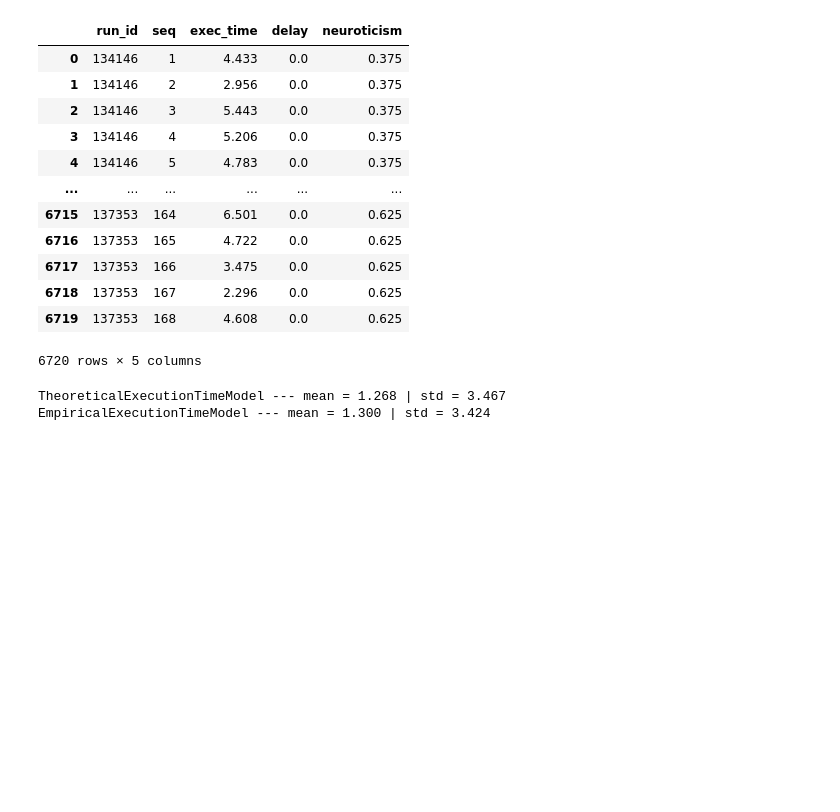
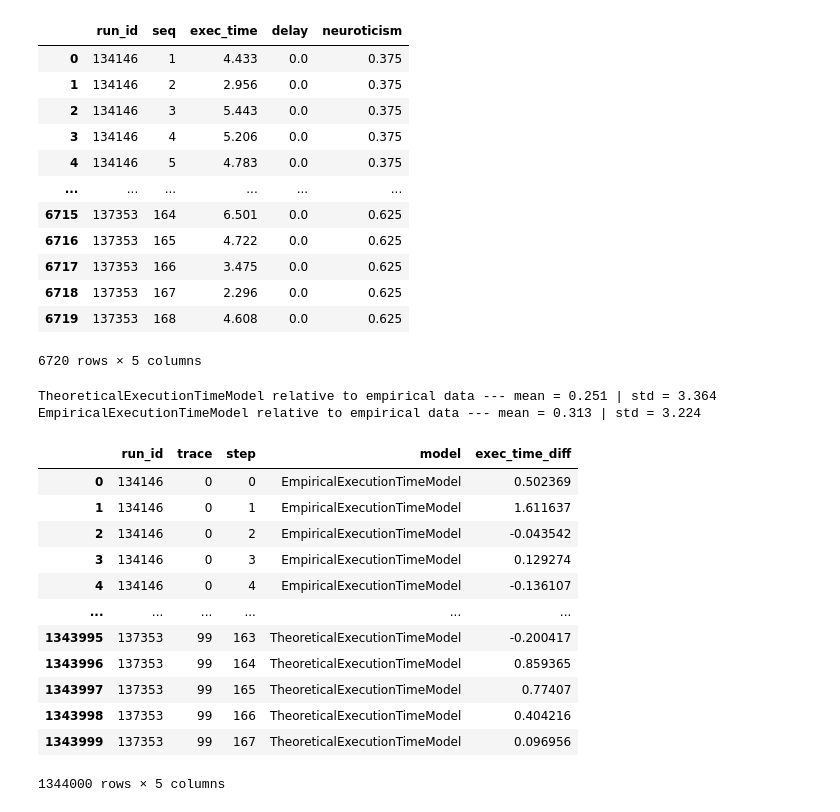
Before and after one commit to vnmo/EdgeDroid2, a Jupyter notebook: analysis/models.ipynb, the cells around one changed output. Cells and saved outputs as stored; diff of their text form; code cells hidden in the pictures; blank space fills up the shorter version.

```diff
--- a/analysis/models.ipynb
+++ b/analysis/models.ipynb
@@ -49,17 +53,20 @@ num_traces = 100
 run_ids = raw_data.run_id.unique()
 run_len = len(raw_data[raw_data.run_id == np.random.choice(run_ids)].index)
 
-diff_vals = np.empty((len(run_ids), num_traces, run_len))
 results = {}
 
 with mp.Pool() as pool:
     for model_cls in (TheoreticalExecutionTimeModel, EmpiricalExecutionTimeModel):
+        # diff_vals = np.empty((len(run_ids), num_traces, run_len))
+
+        diff_vals = pd.DataFrame(
+            index=pd.MultiIndex.from_product((run_ids, range(num_traces), range(run_len))),
+            columns=['diff']
+        )
+
         model_name = model_cls.__name__
 
-        for i, participant in tqdm(enumerate(run_ids),
-                                   total=len(run_ids),
-                                   desc=model_name,
-                                   leave=True):
+        for participant in tqdm(run_ids, desc=model_name, leave=True):
             # calculate average model deviation wrt to real data
             # by generating num_traces for each experimental run,
             # and then averaging the difference per step
@@ -70,22 +77,54 @@ with mp.Pool() as pool:
 
             model = model_cls(data=data, neuroticism=neuro)
 
-            traces = np.array(pool.starmap(
-                util.gen_model_trace,
-                iterable=zip(itertools.repeat(raw_delays, num_traces),
-                             itertools.repeat(model))
-            ))[:, :-1]  # generated trace has one extra step at the end
+            for j, trace in enumerate(pool.starmap(
+                    util.gen_model_trace,
+                    zip(itertools.repeat(raw_delays, num_traces),
+                        itertools.repeat(model))
+            )):
+                trace = (trace[:-1] - raw_exec_times) / raw_exec_times
+                diff_vals.loc[pd.IndexSlice[participant, j, :]] = np.atleast_2d(trace).T
+
+            # traces = np.array(pool.starmap(
+            #     util.gen_model_trace,
+            #     iterable=zip(itertools.repeat(raw_delays, num_traces),
+            #                  itertools.repeat(model))
+            # ))[:, :-1]  # generated trace has one extra step at the end
 
             # generate diff wrt real data
-            trace_diff = traces / raw_exec_times  # TODO: scale results?
+            # trace_diff = (traces - raw_exec_times) / raw_exec_times
+            # for j, trace in enumerate(trace_diff):
+            #     diff_vals.loc[pd.IndexSlice[participant, j, :]] = np.atleast_2d(trace).T
 
-            for j, trace in enumerate(trace_diff):
-                diff_vals[i, j, :] = trace
-
-        results[model_name] = (np.mean(diff_vals), np.std(diff_vals))
-
-for model, (mean, std) in results.items():
-    print(f'{model} relative to empirical data --- mean = {mean:0.03f} | std = {std:0.03f}')
+        results[model_name] = diff_vals
-# %% [output]
-TheoreticalExecutionTimeModel --- mean = 1.268 | std = 3.467
-EmpiricalExecutionTimeModel --- mean = 1.300 | std = 3.424
+# %%
+df = pd.DataFrame(index=results[EmpiricalExecutionTimeModel.__name__].index)
+for model, diff_vals in results.items():
+    print(f'{model} relative to empirical data --- '
+          f'mean = {diff_vals.mean().item():0.03f} | '
+          f'std = {diff_vals.std().item():0.03f}')
+    df[model] = diff_vals
+
+df = df.reset_index() \
+    .rename(columns={'level_0': 'run_id', 'level_1': 'trace', 'level_2': 'step'}) \
+    .set_index(['run_id', 'trace', 'step'])
+df = df.melt(ignore_index=False,
+        value_vars=[EmpiricalExecutionTimeModel.__name__, TheoreticalExecutionTimeModel.__name__],
+        var_name='model', value_name='exec_time_diff').reset_index()
+df
+# %% [output]
+TheoreticalExecutionTimeModel relative to empirical data --- mean = 0.251 | std = 3.364
+EmpiricalExecutionTimeModel relative to empirical data --- mean = 0.313 | std = 3.224
+|  | run_id | trace | step | model | exec_time_diff |
+| 0 | 134146 | 0 | 0 | EmpiricalExecutionTimeModel | 0.502369 |
+| 1 | 134146 | 0 | 1 | EmpiricalExecutionTimeModel | 1.611637 |
+| 2 | 134146 | 0 | 2 | EmpiricalExecutionTimeModel | -0.043542 |
+| 3 | 134146 | 0 | 3 | EmpiricalExecutionTimeModel | 0.129274 |
+| 4 | 134146 | 0 | 4 | EmpiricalExecutionTimeModel | -0.136107 |
+| ... | ... | ... | ... | ... | ... |
+| 1343995 | 137353 | 99 | 163 | TheoreticalExecutionTimeModel | -0.200417 |
+| 1343996 | 137353 | 99 | 164 | TheoreticalExecutionTimeModel | 0.859365 |
+| 1343997 | 137353 | 99 | 165 | TheoreticalExecutionTimeModel | 0.77407 |
+| 1343998 | 137353 | 99 | 166 | TheoreticalExecutionTimeModel | 0.404216 |
+| 1343999 | 137353 | 99 | 167 | TheoreticalExecutionTimeModel | 0.096956 |
+1344000 rows × 5 columns
```
Also changed, not shown: parts of 2 cells of this notebook, 1 other file.
